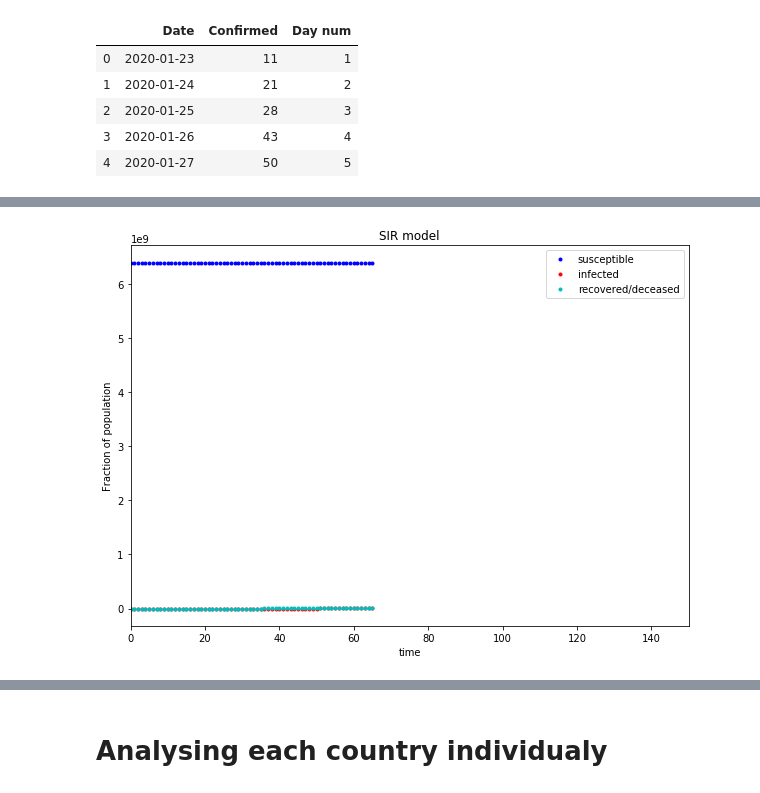
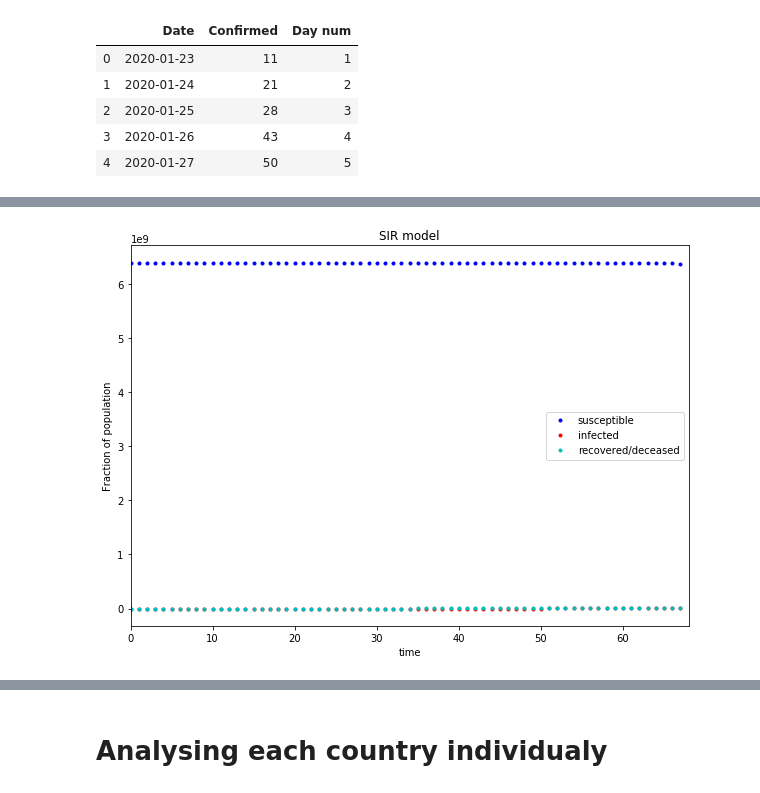
Before and after one commit to Aveek-Saha/CovidAnalysis, a Jupyter notebook: Epidemiology_modeling .ipynb, the cells around one changed output, grey strips where cells are left out. Saved outputs shown, nothing was run; the diff lists cells and outputs as text; code cells hidden in the pictures.

```diff
--- a/Epidemiology_modeling .ipynb
+++ b/Epidemiology_modeling .ipynb
@@ -188,13 +188,13 @@ S, I, R = ret.T
 # %%
 f = plt.figure(figsize=(10,7))
 plt.plot(S, 'b.', label='susceptible');
 plt.plot(I, 'r.', label='infected');
 plt.plot(R, 'c.', label='recovered/deceased');
 plt.title("SIR model")
 plt.xlabel("time", fontsize=10);
 plt.ylabel("Fraction of population", fontsize=10);
 plt.legend(loc='best')
-plt.xlim(0,150)
+plt.xlim(0,len(X))
 plt.show()
 # %% [output]
-[figure, old version]
+[figure, new version]
```
Also changed, not shown: parts of 48 cells of this notebook, 1 other file.
